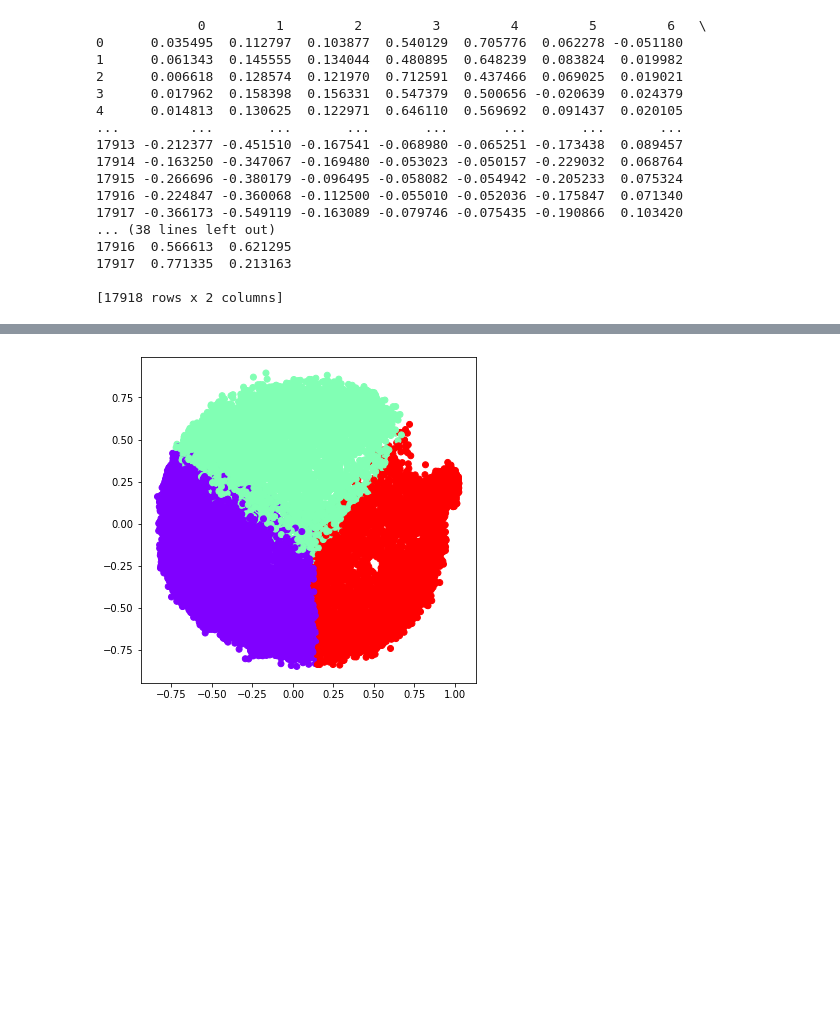
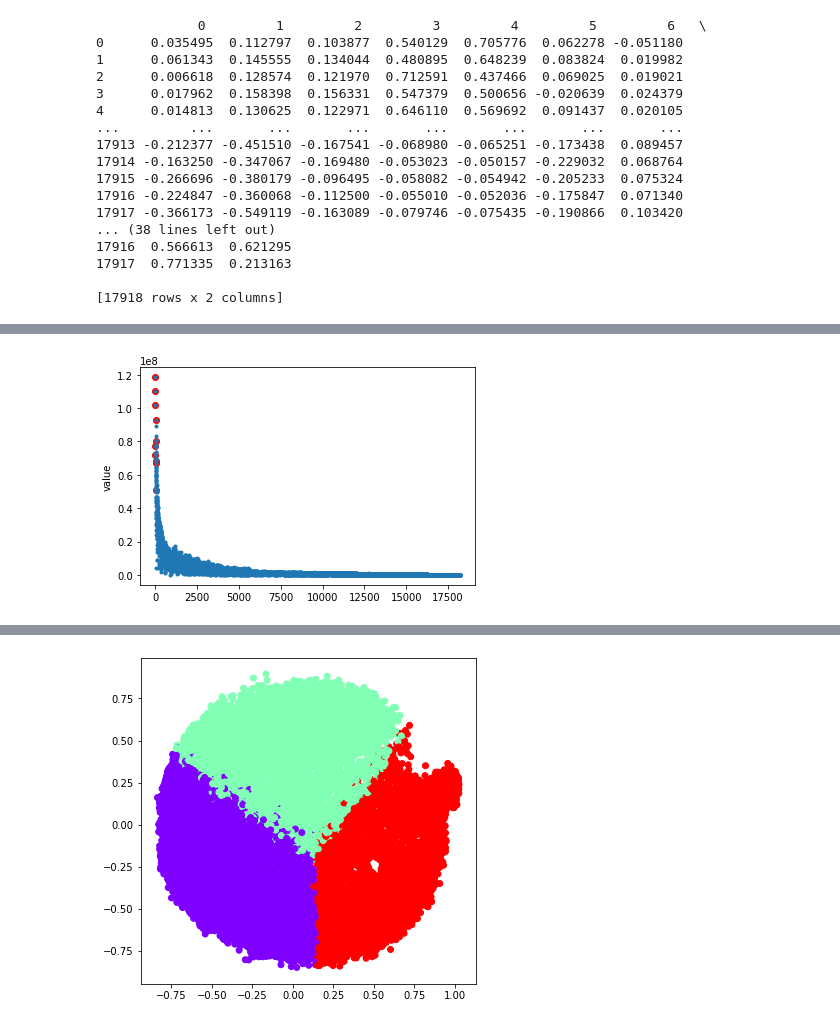
Before and after one commit to chhanganivarun/data-analysis-assignments, a Jupyter notebook: 02/Assignment 2.ipynb, the cells around one changed output, grey strips where cells are left out. Cells and saved outputs as stored; diff of their text form; code cells hidden in the pictures; blank space fills up the shorter version.

```diff
--- a/02/Assignment 2.ipynb
+++ b/02/Assignment 2.ipynb
@@ -345,0 +302,8 @@ X_principal
+# %%
+value_data=ahc_df['Value']
+plt.plot(value_data[:10],'ro')
+plt.plot(value_data,'.')
+plt.ylabel('value')
+plt.show()
+# %% [output]
+[figure, added]
```
Also changed, not shown: parts of 18 cells of this notebook, 27 other files.
